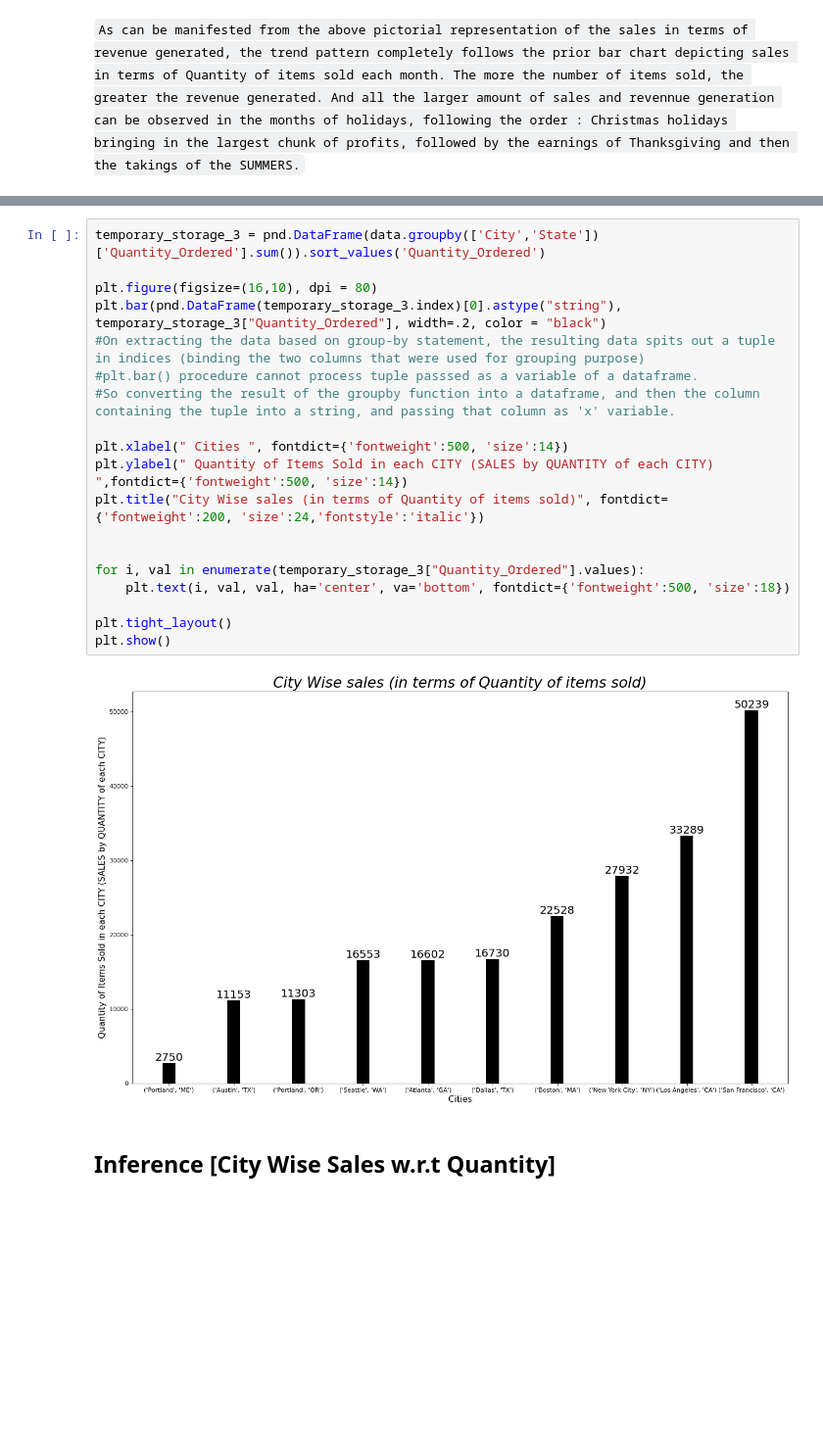
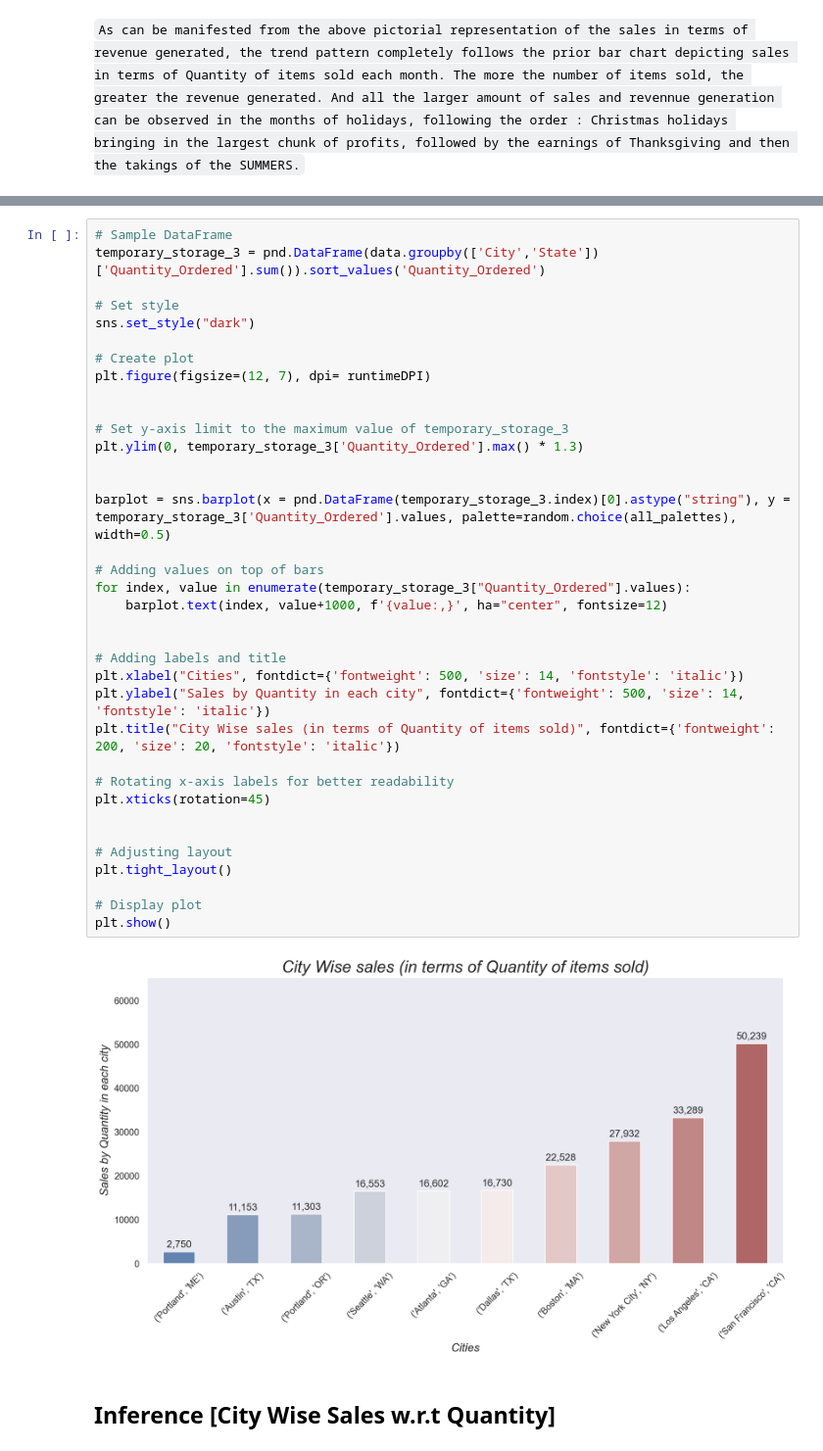
Before and after one commit to arif9799/Sales-Analysis, a Jupyter notebook: Sales_Analysis_Online_Store.ipynb, the cells around one changed output, grey strips where cells are left out. Shown at 98% size. Cells and saved outputs as stored; diff of their text form; blank space fills up the shorter version.

```diff
--- a/Sales_Analysis_Online_Store.ipynb
+++ b/Sales_Analysis_Online_Store.ipynb
@@ -164,27 +234,44 @@ plt.show()
 - New York City, New York (NY)
 - Dallas, Texas (TX)
 ------------------------------------------------
-# %%
-temporary_storage_3 = pnd.DataFrame(data.groupby(['City','State'])['Quantity_Ordered'].sum()).sort_values('Quantity_Ordered')
-
-plt.figure(figsize=(16,10), dpi = 80)
-plt.bar(pnd.DataFrame(temporary_storage_3.index)[0].astype("string"), temporary_storage_3["Quantity_Ordered"], width=.2, color = "black")
-#On extracting the data based on group-by statement, the resulting data spits out a tuple in indices (binding the two columns that were used for grouping purpose)
-#plt.bar() procedure cannot process tuple passsed as a variable of a dataframe.
-#So converting the result of the groupby function into a dataframe, and then the column containing the tuple into a string, and passing that column as 'x' variable.
-
-plt.xlabel(" Cities ", fontdict={'fontweight':500, 'size':14})
-plt.ylabel(" Quantity of Items Sold in each CITY (SALES by QUANTITY of each CITY) ",fontdict={'fontweight':500, 'size':14})
-plt.title("City Wise sales (in terms of Quantity of items sold)", fontdict={'fontweight':200, 'size':24,'fontstyle':'italic'})
-
-
-for i, val in enumerate(temporary_storage_3["Quantity_Ordered"].values):
-    plt.text(i, val, val, ha='center', va='bottom', fontdict={'fontweight':500, 'size':18})
-
-plt.tight_layout()
-plt.show()
-# %% [output]
-[figure, removed]
+# %%
+# Sample DataFrame
+temporary_storage_3 = pnd.DataFrame(data.groupby(['City','State'])['Quantity_Ordered'].sum()).sort_values('Quantity_Ordered')
+
+# Set style
+sns.set_style("dark")
+
+# Create plot
+plt.figure(figsize=(12, 7), dpi= runtimeDPI)
+
+
+# Set y-axis limit to the maximum value of temporary_storage_3
+plt.ylim(0, temporary_storage_3['Quantity_Ordered'].max() * 1.3)
+
+
+barplot = sns.barplot(x = pnd.DataFrame(temporary_storage_3.index)[0].astype("string"), y = temporary_storage_3['Quantity_Ordered'].values, palette=random.choice(all_palettes), width=0.5)
+
+# Adding values on top of bars
+for index, value in enumerate(temporary_storage_3["Quantity_Ordered"].values):
+    barplot.text(index, value+1000, f'{value:,}', ha="center", fontsize=12)
+
+
+# Adding labels and title
+plt.xlabel("Cities", fontdict={'fontweight': 500, 'size': 14, 'fontstyle': 'italic'})
+plt.ylabel("Sales by Quantity in each city", fontdict={'fontweight': 500, 'size': 14, 'fontstyle': 'italic'})
+plt.title("City Wise sales (in terms of Quantity of items sold)", fontdict={'fontweight': 200, 'size': 20, 'fontstyle': 'italic'})
+
+# Rotating x-axis labels for better readability
+plt.xticks(rotation=45)
+
+
+# Adjusting layout
+plt.tight_layout()
+
+# Display plot
+plt.show()
+# %% [output]
+[figure, added]
 # %% [markdown]
 ## Inference [City Wise Sales w.r.t Quantity]
 # %% [markdown]
```
Also changed, not shown: parts of 35 cells of this notebook, 15 other files.
